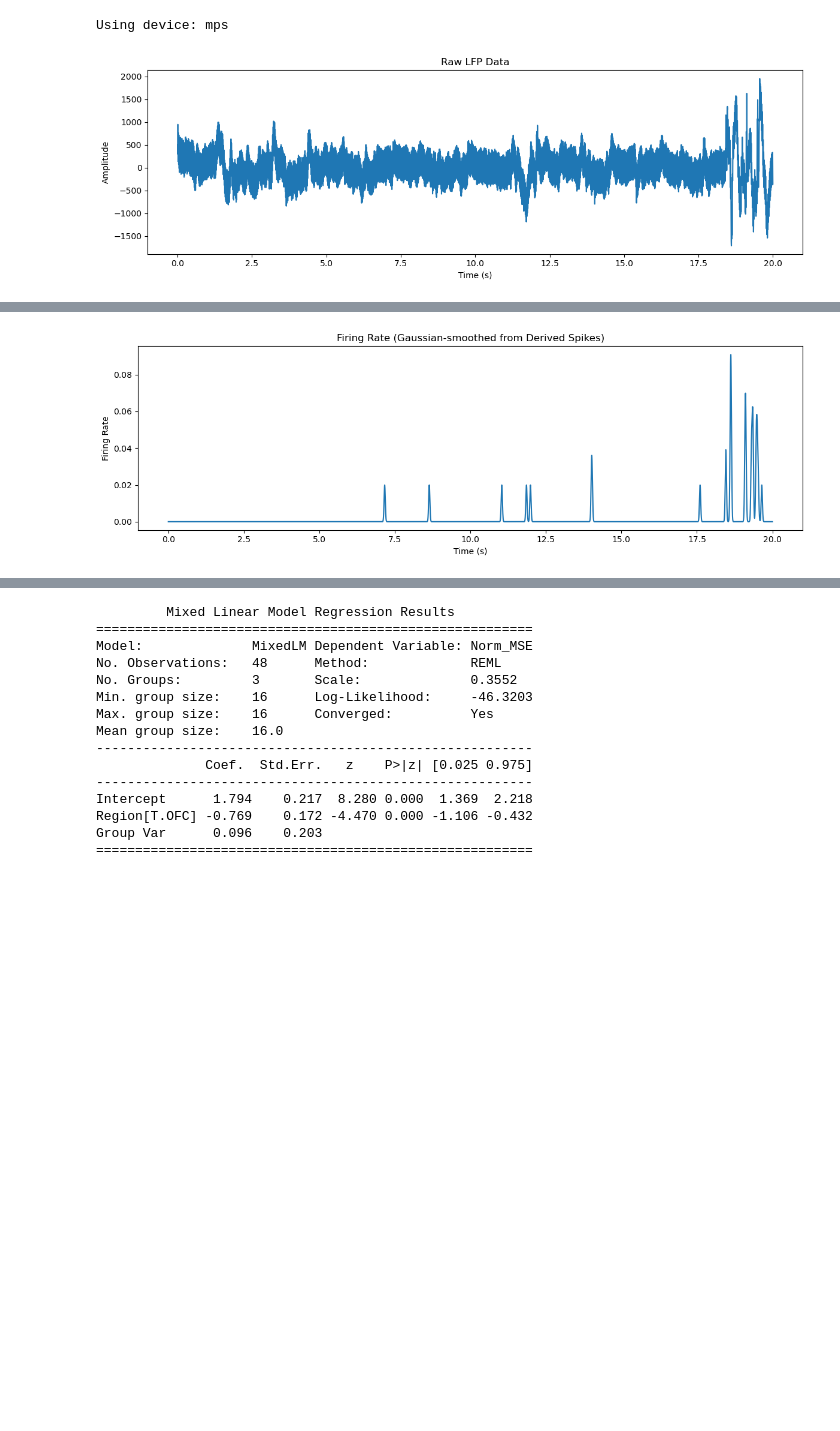
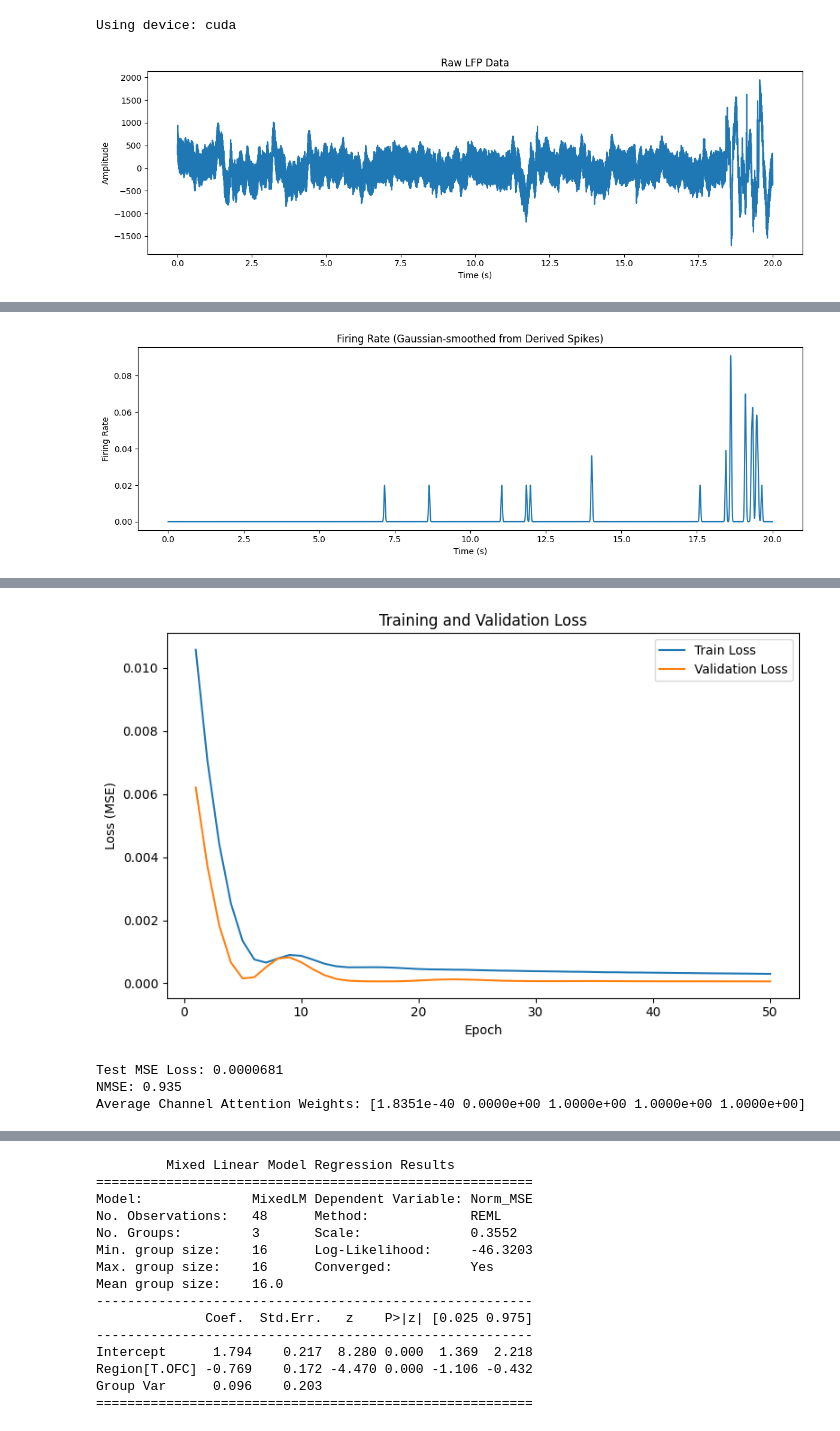
Before and after one commit to LeonardoFerrisi/SpikeInference, a Jupyter notebook: spike_inference_v3.ipynb, the cells around one changed output, grey strips where cells are left out. Drawn from its saved outputs; the diff is of its cells as text; code cells hidden in the pictures; blank space fills up the shorter version.

```diff
--- a/spike_inference_v3.ipynb
+++ b/spike_inference_v3.ipynb
@@ -9,18 +9,28 @@ import torch.nn as nn
 import torch.optim as optim
 from torch.utils.data import Dataset, DataLoader
 import random
-
+import platform
+import os
 
 # ===========================
 # Device configuration: use MPS on Mac if available
 # ===========================
-device = torch.device("mps" if torch.backends.mps.is_available() else "cpu")
+# ======================================================
+# Device configuration for parallel processing.
+# ======================================================
+if platform.system() == 'Windows' or platform.system() == 'Linux':
+    device = torch.device('cuda' if torch.cuda.is_available() else 'cpu')
+elif platform.system() == 'Darwin': # MacOS
+    device = torch.device('mps' if torch.backends.mps.is_available() else 'cpu')
+else:
+    device = torch.device('cpu')
 print("Using device:", device)
 
-# ===========================
+# ===========================================
 # 1. Load MATLAB data (only LFP is used now)
-# ===========================
-mat = scipy.io.loadmat('ns2eeg_202014.mat')
+# ===========================================
+sample_filepath = os.sep.join(['data', 'patients', '202014', 'ns2eeg_202014.mat'])
+mat = scipy.io.loadmat(sample_filepath)
 microwire = mat['ns2_sEEG'][106, :].squeeze()
 
 # Convert LFP data to float (if originally int16)
@@ -363,7 +373,7 @@ plt.ylabel("Attention Weight (0-1)")
 plt.tight_layout()
 plt.show()
 # %% [output]
-Using device: mps
+Using device: cuda
 [figure]
 [figure]
 [figure]
@@ -386,0 +397,4 @@ Epoch 17/50: Train Loss 0.0011601, Val Loss 0.0001522
+[figure, added]
+Test MSE Loss: 0.0000681
+NMSE: 0.935
+Average Channel Attention Weights: [1.8351e-40 0.0000e+00 1.0000e+00 1.0000e+00 1.0000e+00]
```
Also changed, not shown: parts of 7 cells of this notebook, 3 other files.
